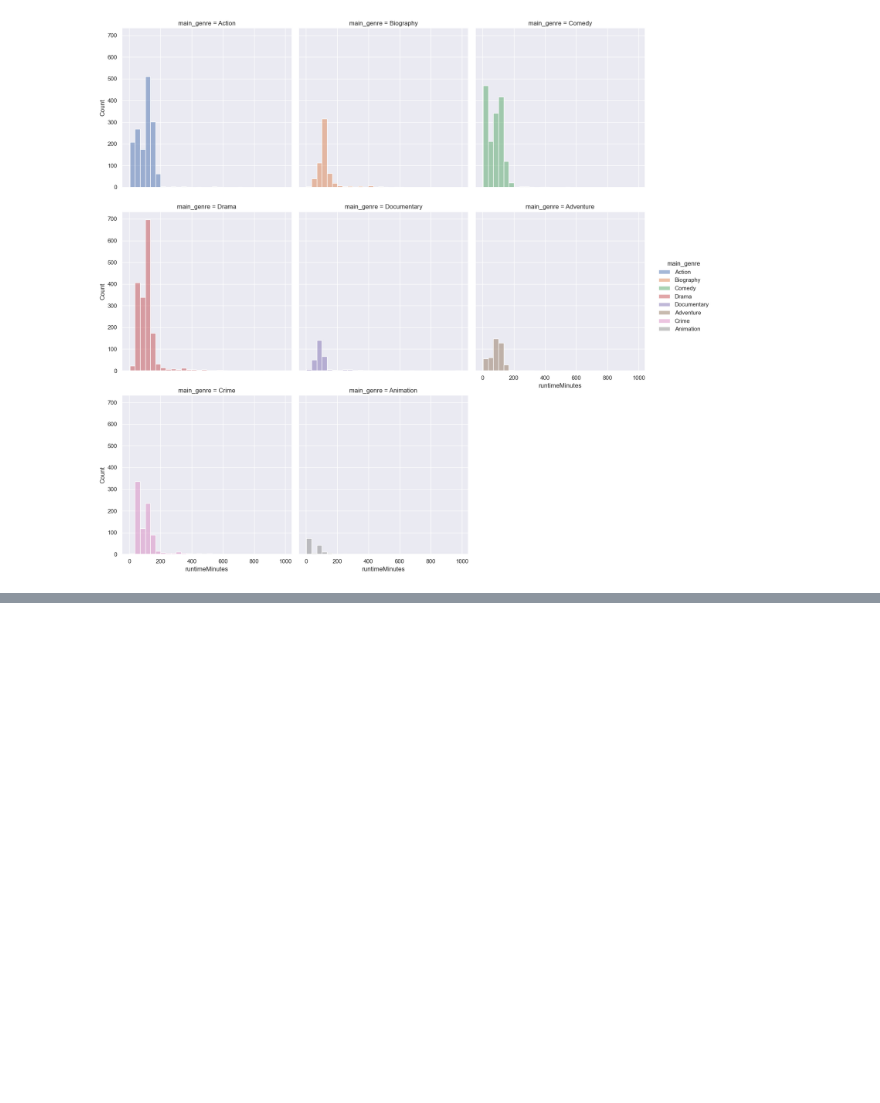
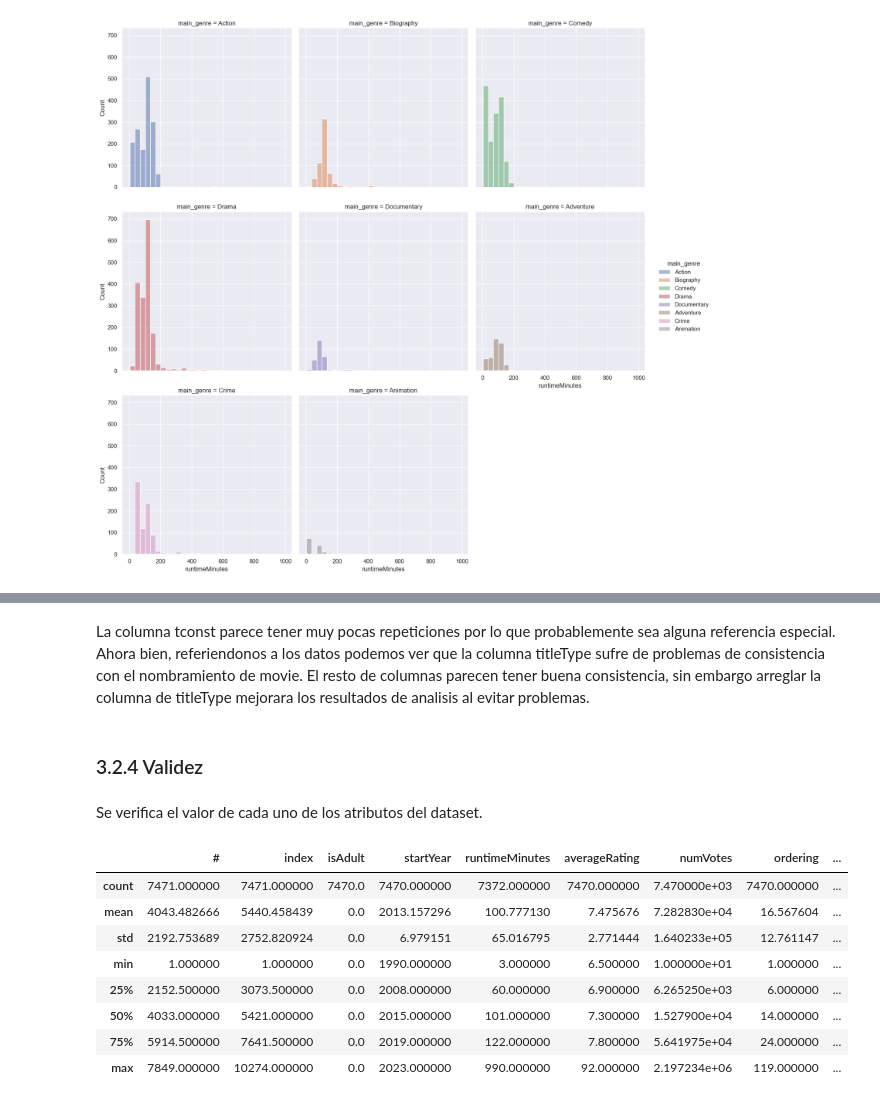
Before and after one commit to BI-Bernal-Diaz-Serrano/Lab1, a Jupyter notebook: main.ipynb, the cells around one changed output, grey strips where cells are left out. Cells and saved outputs as stored; diff of their text form; code cells hidden in the pictures; blank space fills up the shorter version.

```diff
--- a/main.ipynb
+++ b/main.ipynb
@@ -230,0 +452,18 @@ plt.show()
+# %% [markdown]
+La columna tconst parece tener muy pocas repeticiones por lo que probablemente sea alguna referencia especial. Ahora bien, referiendonos a los datos podemos ver que la columna titleType sufre de problemas de consistencia con el nombramiento de movie. El resto de columnas parecen tener buena consistencia, sin embargo arreglar la columna de titleType mejorara los resultados de analisis al evitar problemas.
+# %% [markdown]
+### 3.2.4 Validez
+# %% [markdown]
+Se verifica el valor de cada uno de los atributos del dataset.
+# %%
+df_movies.describe()
+# %% [output]
+|  | # | index | isAdult | startYear | runtimeMinutes | averageRating | numVotes | ordering | ... |
+| count | 7471.000000 | 7471.000000 | 7470.0 | 7470.000000 | 7372.000000 | 7470.000000 | 7.470000e+03 | 7470.000000 | ... |
+| mean | 4043.482666 | 5440.458439 | 0.0 | 2013.157296 | 100.777130 | 7.475676 | 7.282830e+04 | 16.567604 | ... |
+| std | 2192.753689 | 2752.820924 | 0.0 | 6.979151 | 65.016795 | 2.771444 | 1.640233e+05 | 12.761147 | ... |
+| min | 1.000000 | 1.000000 | 0.0 | 1990.000000 | 3.000000 | 6.500000 | 1.000000e+01 | 1.000000 | ... |
+| 25% | 2152.500000 | 3073.500000 | 0.0 | 2008.000000 | 60.000000 | 6.900000 | 6.265250e+03 | 6.000000 | ... |
+| 50% | 4033.000000 | 5421.000000 | 0.0 | 2015.000000 | 101.000000 | 7.300000 | 1.527900e+04 | 14.000000 | ... |
+| 75% | 5914.500000 | 7641.500000 | 0.0 | 2019.000000 | 122.000000 | 7.800000 | 5.641975e+04 | 24.000000 | ... |
+| max | 7849.000000 | 10274.000000 | 0.0 | 2023.000000 | 990.000000 | 92.000000 | 2.197234e+06 | 119.000000 | ... |
```
Also changed, not shown: parts of 31 cells of this notebook, 1 other file.
